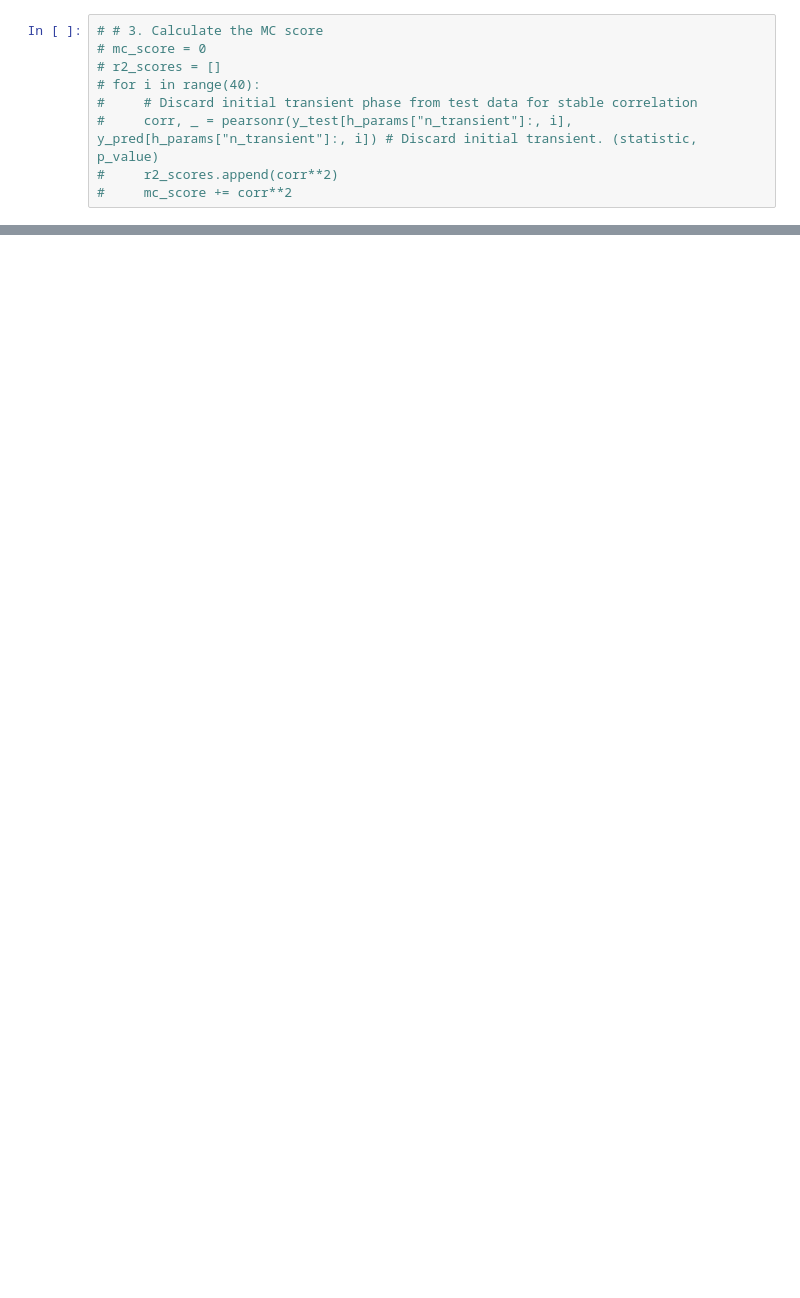
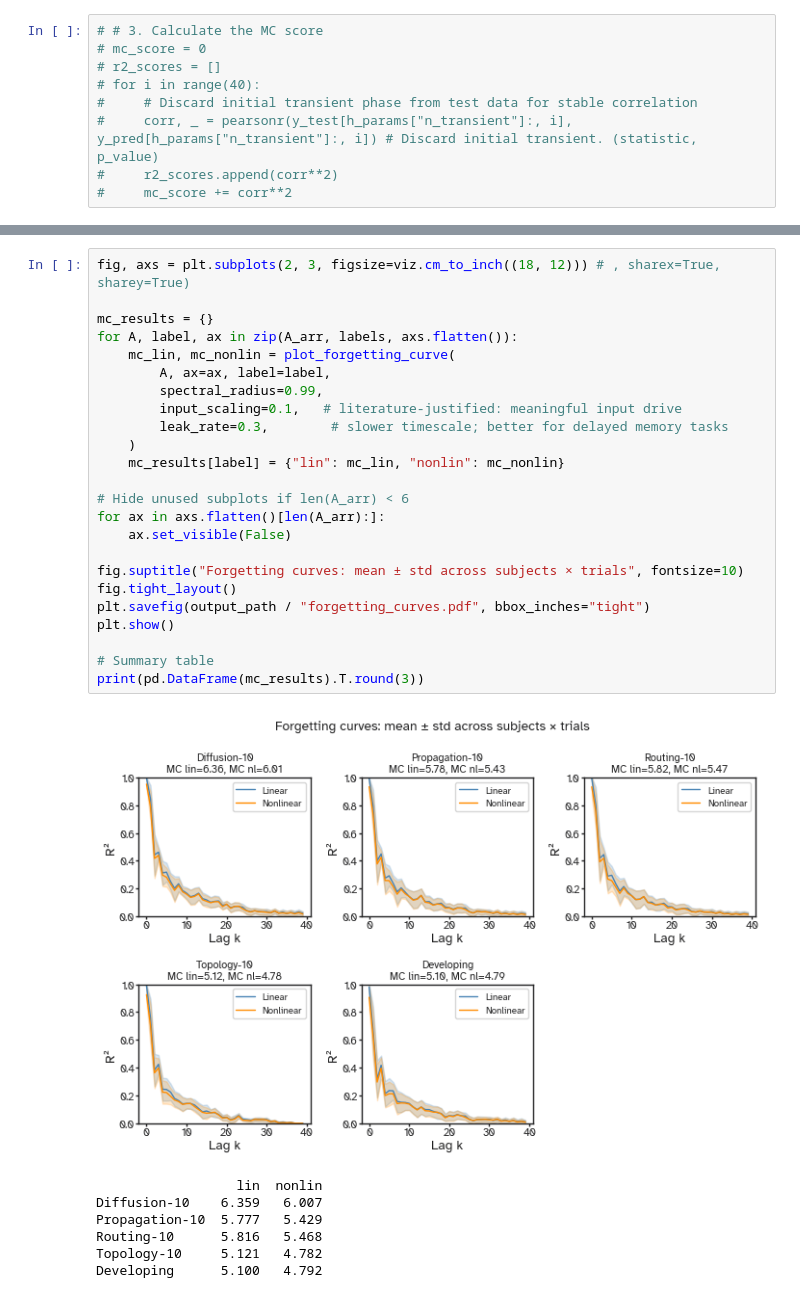
Before and after one commit to ad045/simba, a Jupyter notebook: supplementary_stuff.ipynb, the cells around one changed output, grey strips where cells are left out. Saved outputs shown, nothing was run; the diff lists cells and outputs as text; blank space fills up the shorter version.

```diff
--- a/supplementary_stuff.ipynb
+++ b/supplementary_stuff.ipynb
@@ -497,0 +364,32 @@ plot_forgetting_curve(diffusion_matrices_20, input_scaling=1e-5, leak_rate=1)
+# %%
+fig, axs = plt.subplots(2, 3, figsize=viz.cm_to_inch((18, 12))) # , sharex=True, sharey=True)
+
+mc_results = {}
+for A, label, ax in zip(A_arr, labels, axs.flatten()):
+    mc_lin, mc_nonlin = plot_forgetting_curve(
+        A, ax=ax, label=label,
+        spectral_radius=0.99,
+        input_scaling=0.1,   # literature-justified: meaningful input drive
+        leak_rate=0.3,        # slower timescale; better for delayed memory tasks
+    )
+    mc_results[label] = {"lin": mc_lin, "nonlin": mc_nonlin}
+
+# Hide unused subplots if len(A_arr) < 6
+for ax in axs.flatten()[len(A_arr):]:
+    ax.set_visible(False)
+
+fig.suptitle("Forgetting curves: mean ± std across subjects × trials", fontsize=10)
+fig.tight_layout()
+plt.savefig(output_path / "forgetting_curves.pdf", bbox_inches="tight")
+plt.show()
+
+# Summary table
+print(pd.DataFrame(mc_results).T.round(3))
+# %% [output]
+[figure, added]
+                  lin  nonlin
+Diffusion-10    6.359   6.007
+Propagation-10  5.777   5.429
+Routing-10      5.816   5.468
+Topology-10     5.121   4.782
+Developing      5.100   4.792
```
Also changed, not shown: parts of 55 cells of this notebook, 12 other files.
